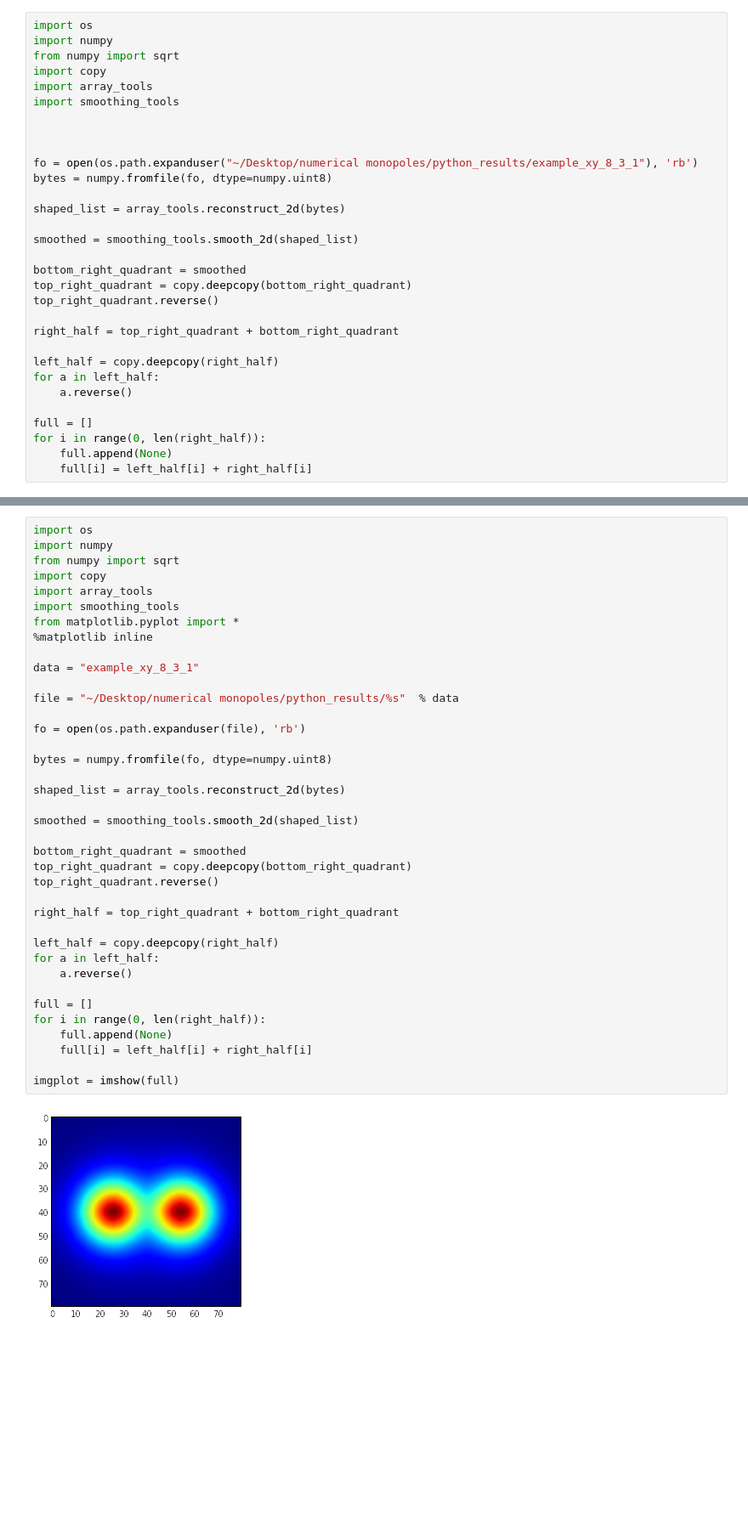
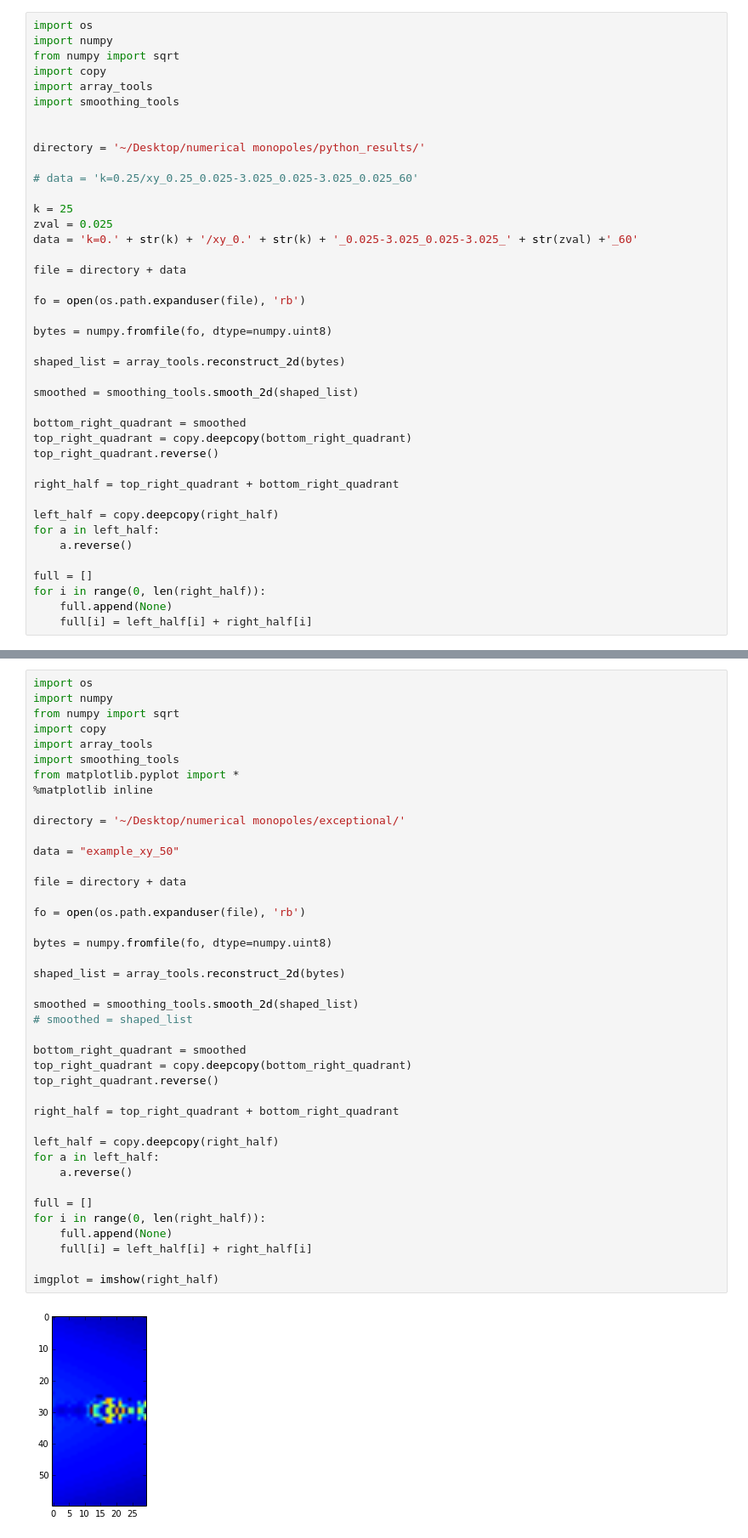
Before and after one commit to harrybraden/monopole, a Jupyter notebook: Imager.ipynb, the cells around one changed output, grey strips where cells are left out. Shown: that part at 85% size. Saved outputs shown, nothing was run; the diff lists cells and outputs as text; blank space fills up the shorter version.

```diff
--- a/Imager.ipynb
+++ b/Imager.ipynb
@@ -7,8 +7,18 @@ import array_tools
 import smoothing_tools
 
 
+directory = '~/Desktop/numerical monopoles/python_results/'
 
-fo = open(os.path.expanduser("~/Desktop/numerical monopoles/python_results/example_xy_8_3_1"), 'rb')
+# data = 'k=0.25/xy_0.25_0.025-3.025_0.025-3.025_0.025_60'
+
+k = 25
+zval = 0.025
+data = 'k=0.' + str(k) + '/xy_0.' + str(k) + '_0.025-3.025_0.025-3.025_' + str(zval) +'_60'
+
+file = directory + data
+
+fo = open(os.path.expanduser(file), 'rb')
+
 bytes = numpy.fromfile(fo, dtype=numpy.uint8)
 
 shaped_list = array_tools.reconstruct_2d(bytes)
@@ -53,34 +114,37 @@ import array_tools
 import smoothing_tools
 from matplotlib.pyplot import *
 %matplotlib inline
 
-data = "example_xy_8_3_1"
+directory = '~/Desktop/numerical monopoles/exceptional/'
 
-file = "~/Desktop/numerical monopoles/python_results/%s"  % data
+data = "example_xy_50"
+
+file = directory + data
 
 fo = open(os.path.expanduser(file), 'rb')
 
 bytes = numpy.fromfile(fo, dtype=numpy.uint8)
 
 shaped_list = array_tools.reconstruct_2d(bytes)
 
 smoothed = smoothing_tools.smooth_2d(shaped_list)
+# smoothed = shaped_list
 
 bottom_right_quadrant = smoothed
 top_right_quadrant = copy.deepcopy(bottom_right_quadrant)
 top_right_quadrant.reverse()
 
 right_half = top_right_quadrant + bottom_right_quadrant
 
 left_half = copy.deepcopy(right_half)
 for a in left_half:
     a.reverse()
 
 full = []
 for i in range(0, len(right_half)):
     full.append(None)
     full[i] = left_half[i] + right_half[i]
 
-imgplot = imshow(full)
+imgplot = imshow(right_half)
 # %% [output]
-[figure, old version]
+[figure, new version]
```
Also changed, not shown: parts of 5 cells of this notebook, 2 other files.
